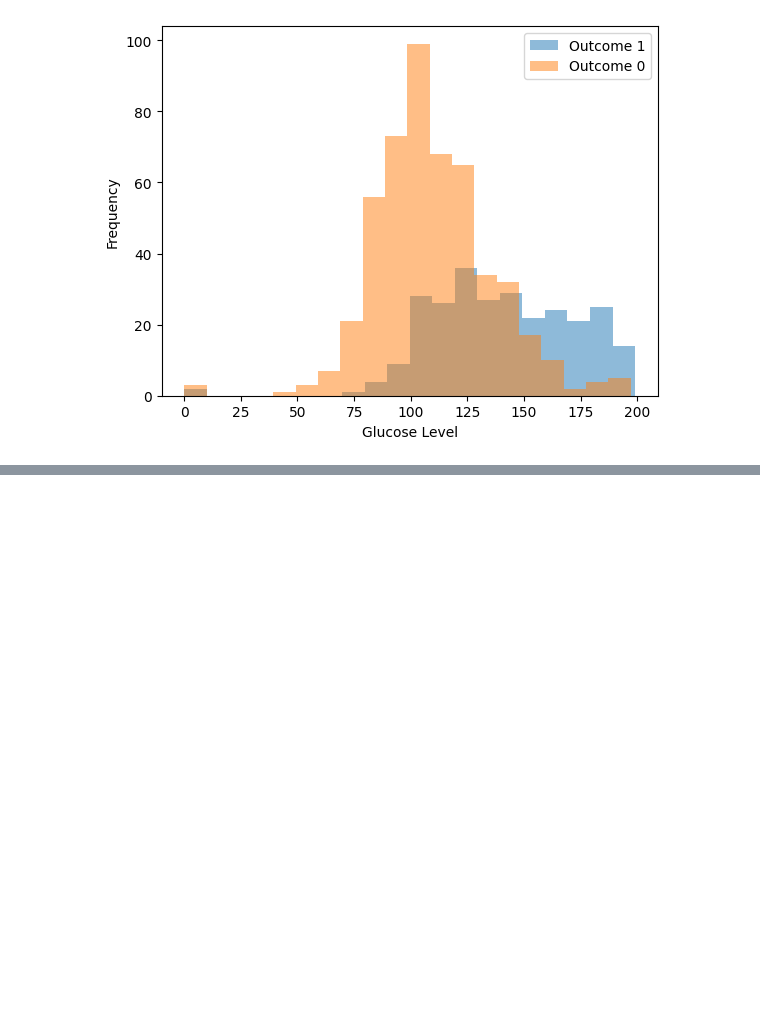
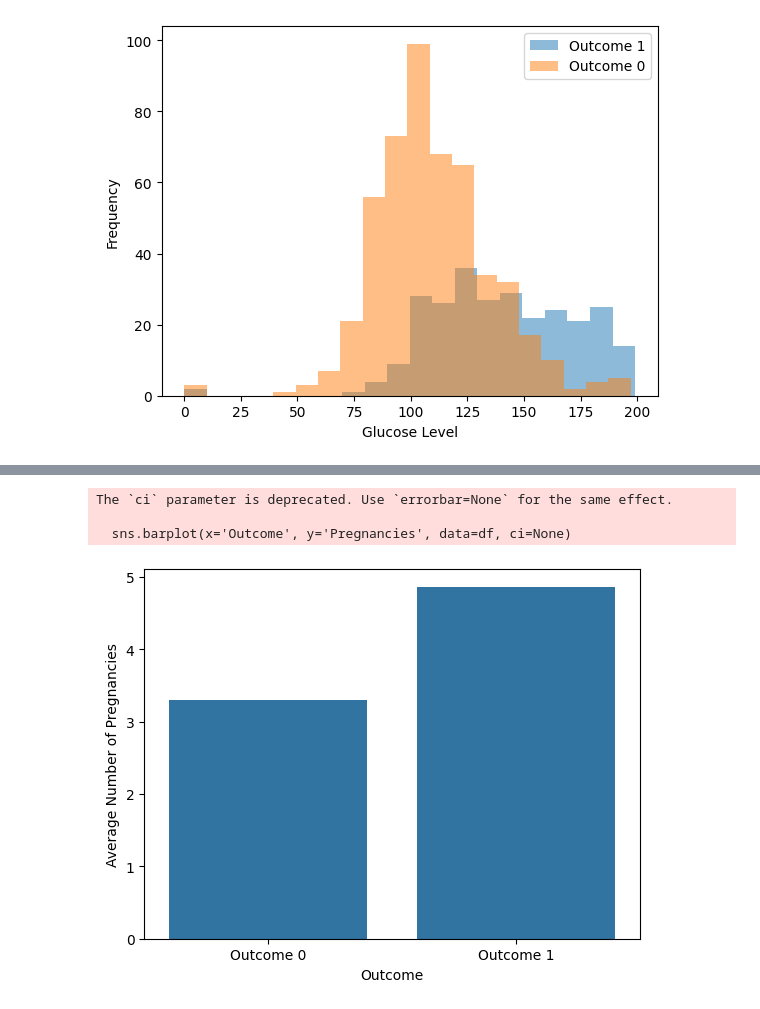
Before and after one commit to houin679/CSMODELPROJECT, a Jupyter notebook: nb1.ipynb, the cells around one changed output, grey strips where cells are left out. Cells and saved outputs as stored; diff of their text form; code cells hidden in the pictures; blank space fills up the shorter version.

```diff
--- a/nb1.ipynb
+++ b/nb1.ipynb
@@ -122,0 +169,11 @@ plt.show()
+# %%
+# Visualization
+sns.barplot(x='Outcome', y='Pregnancies', data=df, ci=None)
+plt.ylabel('Average Number of Pregnancies')
+plt.xticks([0, 1], ['Outcome 0', 'Outcome 1'])
+plt.show()
+# %% [output]
+The `ci` parameter is deprecated. Use `errorbar=None` for the same effect.
+
+  sns.barplot(x='Outcome', y='Pregnancies', data=df, ci=None)
+[figure, added]
```
Also changed, not shown: parts of 5 cells of this notebook.
